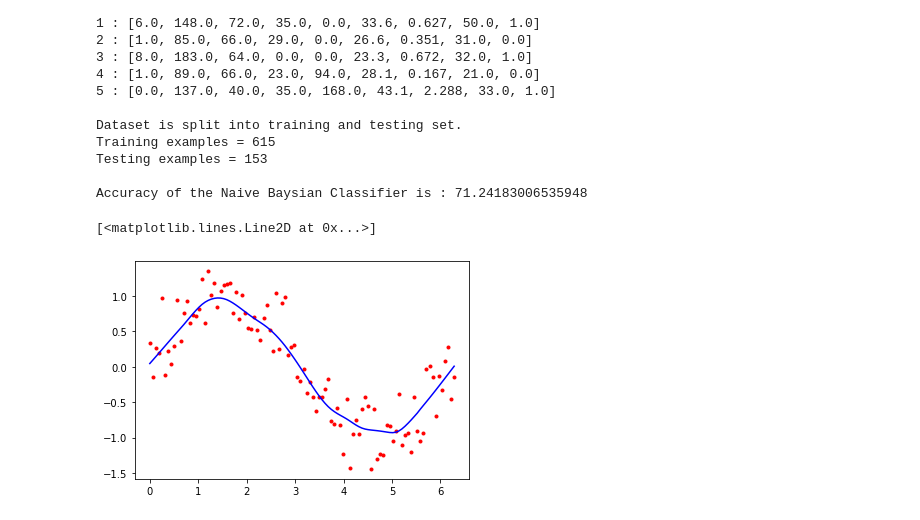
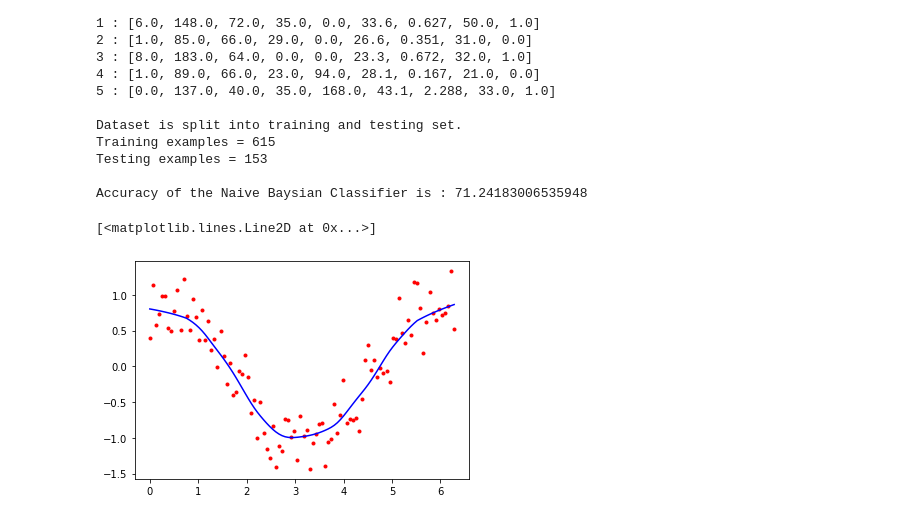
Before and after one commit to shubhransh-gupta/-Google-Map-API-with-PHP, a Jupyter notebook: all_progs1to10.ipynb, the cells around one changed output. Saved outputs shown, nothing was run; the diff lists cells and outputs as text; code cells hidden in the pictures.

```diff
--- a/all_progs1to10.ipynb
+++ b/all_progs1to10.ipynb
@@ -584,32 +584,32 @@ def learns(x,y,f,it):
   yest=np.zeros(n)
   delta=np.ones(n)
   for it in range(it):
     for i in range(n):
       weight= delta*w[:,i]
       b=np.array([np.sum(weight*y),np.sum(weight*y*x)])
       A= np.array([[np.sum(weight),np.sum(weight*x)],[np.sum(weight*x),np.sum(weight*x*x)]])
       beta=linalg.solve(A,b)
       yest[i]=beta[0]+beta[1]*x[i]
 
     res=y-yest
     s= np.median(np.abs(res))
     delta=np.clip(res/(6.0*s),-1,1)
     delta=(1-delta**2)**2
   return yest
 
 
 
 
 
 n=100
 x=np.linspace(0,2*math.pi,n)
-y= np.sin(x)+0.3*np.random.randn(n)
+y= np.cos(x)+0.3*np.random.randn(n)
 f=0.25
 it=3
 y_pred=learns(x,y,f,it)
 import matplotlib.pyplot as plt
 plt.plot(x,y,'r.')
 plt.plot(x,y_pred,'b-')
 # %% [output]
 [<matplotlib.lines.Line2D at 0x...>]
-[figure, old version]
+[figure, new version]
```
Also changed, not shown: parts of 2 cells of this notebook.
